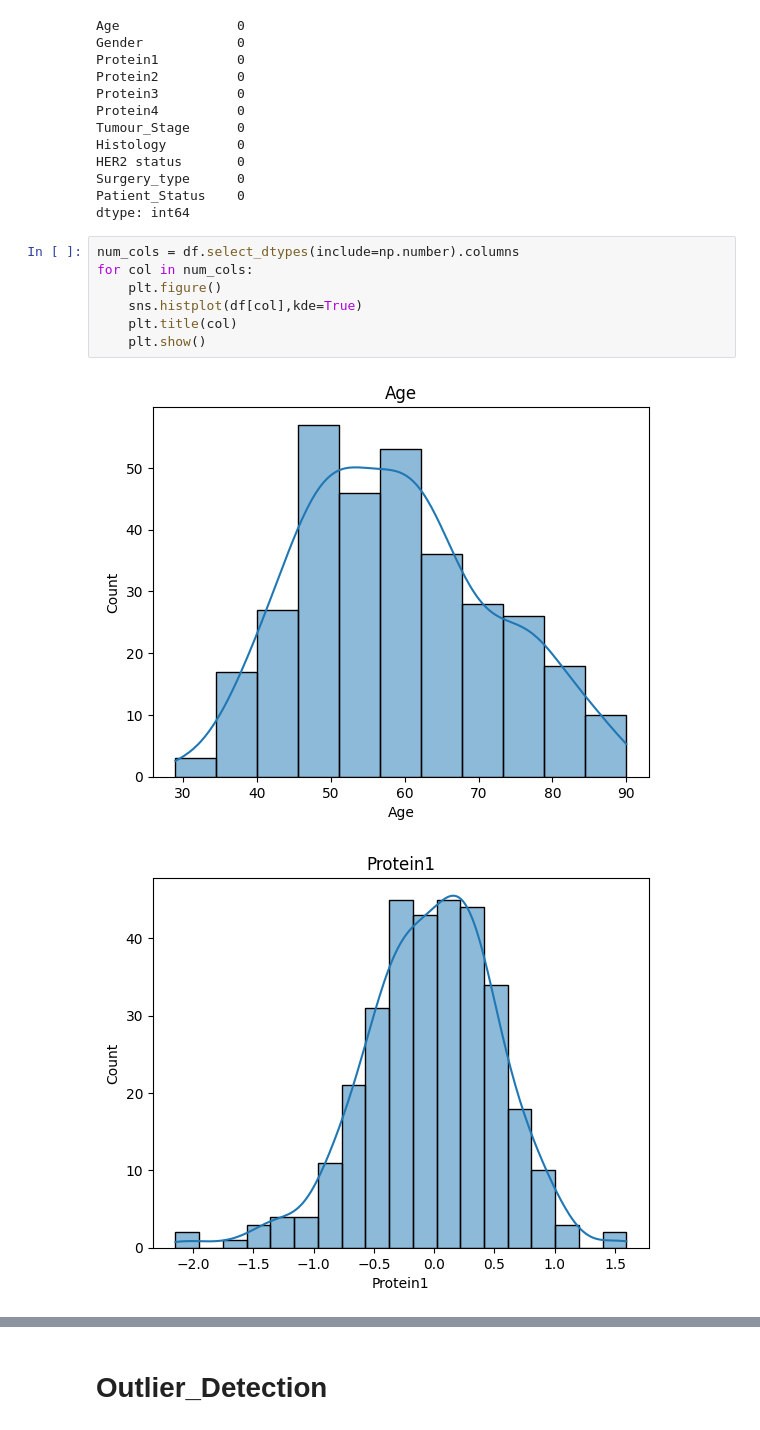
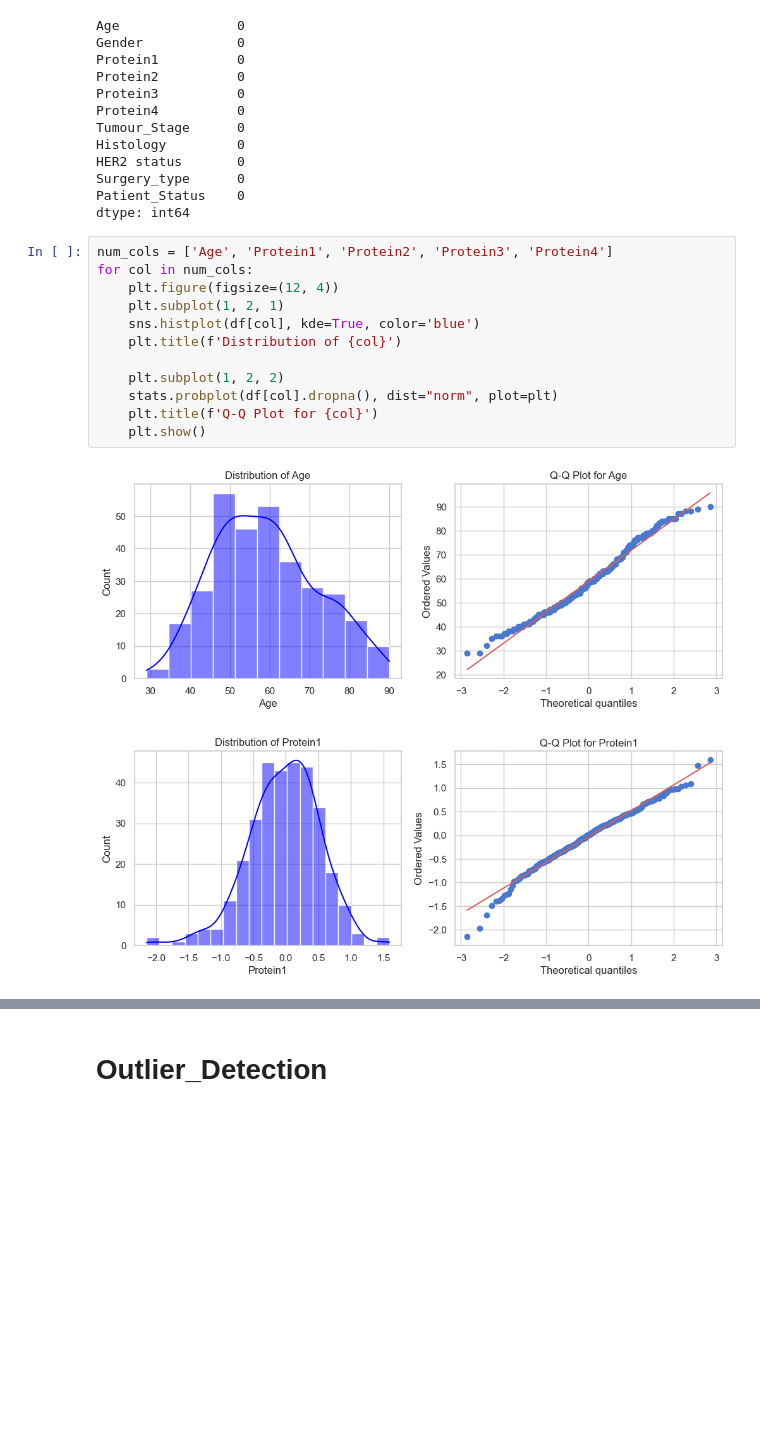
Before and after one commit to Priyanshi-Vishwakarma22/Breast_Cancer_Detection, a Jupyter notebook: notebook/Breast_cancer_EDA.ipynb, the cells around one changed output, grey strips where cells are left out. Cells and saved outputs as stored; diff of their text form; blank space fills up the shorter version.

```diff
--- a/notebook/Breast_cancer_EDA.ipynb
+++ b/notebook/Breast_cancer_EDA.ipynb
@@ -251,12 +256,17 @@ Surgery_type      0
 Patient_Status    0
 dtype: int64
 # %%
-num_cols = df.select_dtypes(include=np.number).columns
+num_cols = ['Age', 'Protein1', 'Protein2', 'Protein3', 'Protein4']
 for col in num_cols:
-    plt.figure()
-    sns.histplot(df[col],kde=True)
-    plt.title(col)
+    plt.figure(figsize=(12, 4))
+    plt.subplot(1, 2, 1)
+    sns.histplot(df[col], kde=True, color='blue')
+    plt.title(f'Distribution of {col}')
+
+    plt.subplot(1, 2, 2)
+    stats.probplot(df[col].dropna(), dist="norm", plot=plt)
+    plt.title(f'Q-Q Plot for {col}')
     plt.show()
 # %% [output]
-[figure, old version]
+[figure, new version]
-[figure, old version]
+[figure, new version]
```
Also changed, not shown: parts of 17 cells of this notebook, 12 other files.
